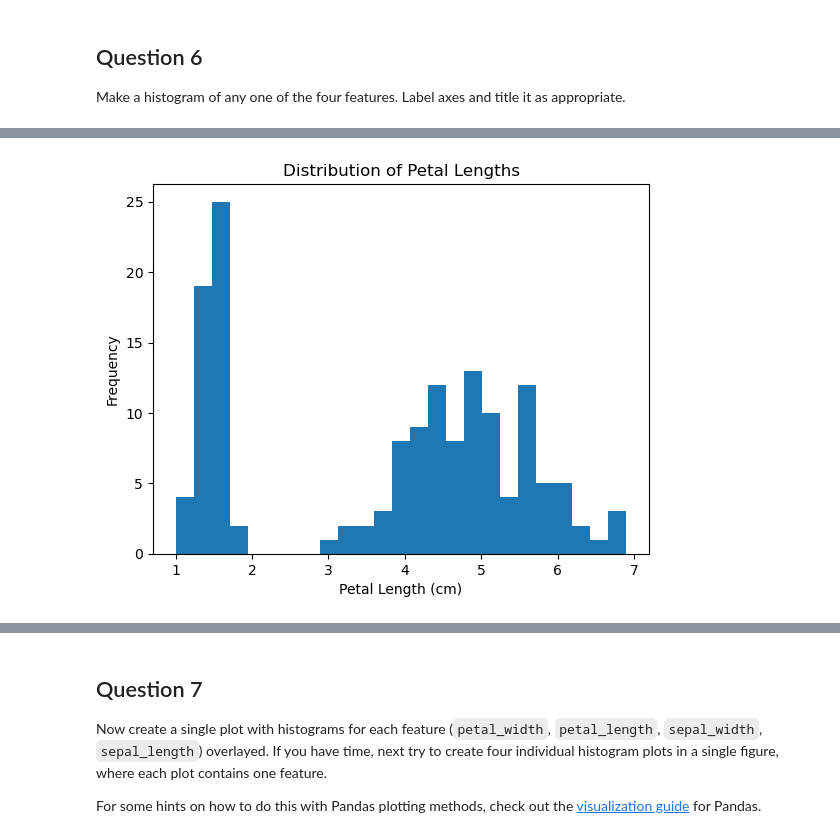
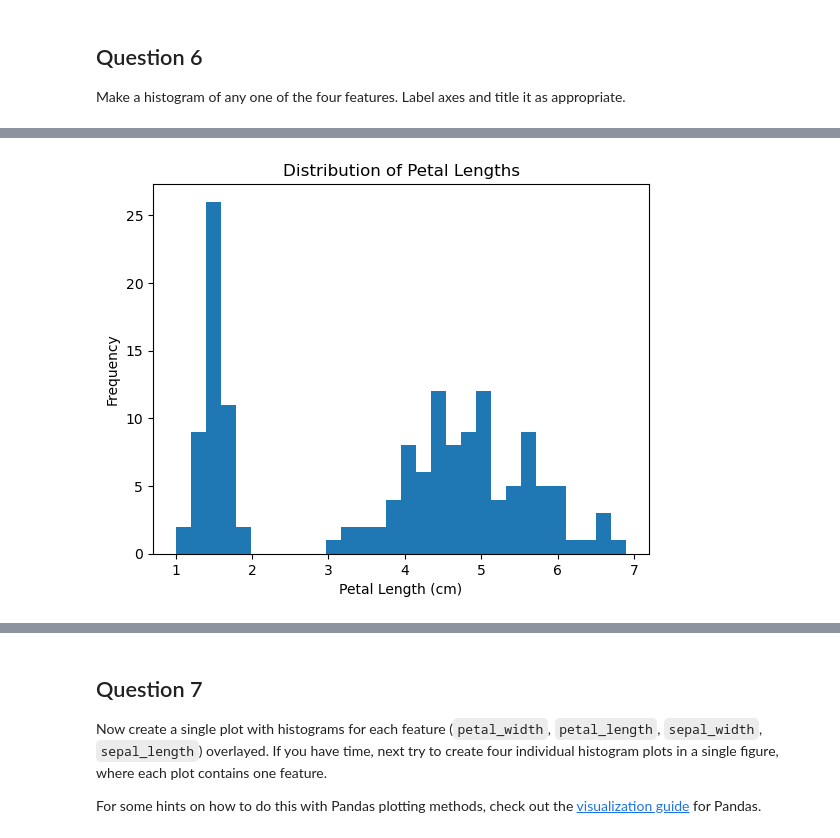
Before and after one commit to CarlosSantos8/Machine-Learning, a Jupyter notebook: python/IBM/Mod1/01c_LAB_EDA.ipynb, the cells around one changed output, grey strips where cells are left out. Saved outputs shown, nothing was run; the diff lists cells and outputs as text; code cells hidden in the pictures.

```diff
--- a/python/IBM/Mod1/01c_LAB_EDA.ipynb
+++ b/python/IBM/Mod1/01c_LAB_EDA.ipynb
@@ -223,10 +233,15 @@ ax.set(xlabel='Petal Length (cm)',
-# %%
-# Alternatively using Pandas plotting functionality
-ax = data.petal_length.plot.hist(bins=25)
-
-ax.set(xlabel='Petal Length (cm)',
-       ylabel='Frequency',
-       title='Distribution of Petal Lengths');
-### END SOLUTION
-# %% [output]
-[figure, removed]
+# %%
+### BEGIN SOLUTION
+# Usando la funcionalidad de gráficos de Matplotlib
+ax = plt.axes()  # Crear un objeto de ejes para la figura actual.
+
+ax.hist(data.petal_length, bins=30);  # Crear un histograma con 25 bins de la columna 'petal_length' de 'data'
+
+ax.set(xlabel='Petal Length (cm)',  # Establecer la etiqueta del eje X.
+       ylabel='Frequency',  # Establecer la etiqueta del eje Y.
+       title='Distribution of Petal Lengths');  # Establecer el título del gráfico.
+
+# Mostrar el gráfico
+plt.show()  # Mostrar el gráfico generado, esta línea es esencial para que el gráfico se visualice en entornos como Jupyter Notebooks o scripts locales.
+# %% [output]
+[figure, added]
```
Also changed, not shown: parts of 22 cells of this notebook.
